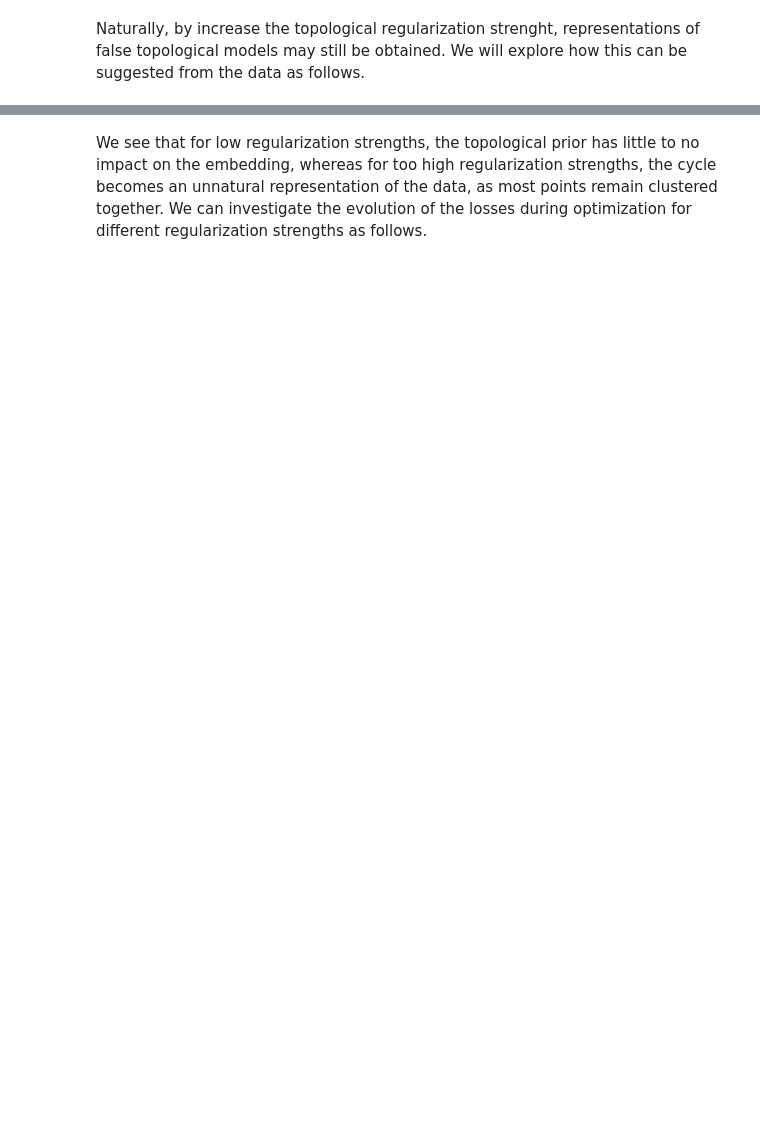
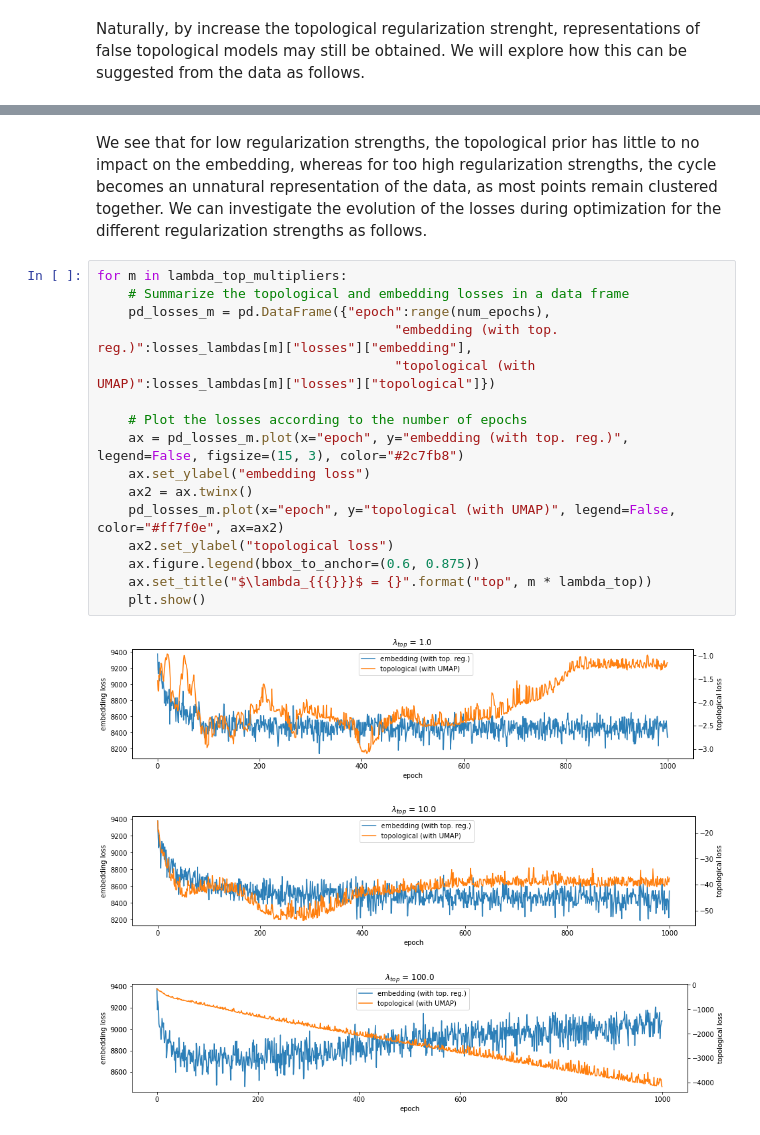
Before and after one commit to robinvndaele/topembedding, a Jupyter notebook: Experiments/CellBifurcating.ipynb, the cells around one changed output, grey strips where cells are left out. Drawn from its saved outputs; the diff is of its cells as text; blank space fills up the shorter version.

Commit message:
cell bif loss functions for different lambda

```diff
--- a/Experiments/CellBifurcating.ipynb
+++ b/Experiments/CellBifurcating.ipynb
@@ -472,3 +452,23 @@ Time for embedding: 00:00:41
 [figure]
 # %% [markdown]
-We see that for low regularization strengths, the topological prior has little to no impact on the embedding, whereas for too high regularization strengths, the cycle becomes an unnatural representation of the data, as most points remain clustered together. We can investigate the evolution of the losses during optimization for different regularization strengths as follows.
+We see that for low regularization strengths, the topological prior has little to no impact on the embedding, whereas for too high regularization strengths, the cycle becomes an unnatural representation of the data, as most points remain clustered together. We can investigate the evolution of the losses during optimization for the different regularization strengths as follows.
+# %%
+for m in lambda_top_multipliers:
+    # Summarize the topological and embedding losses in a data frame
+    pd_losses_m = pd.DataFrame({"epoch":range(num_epochs),
+                                      "embedding (with top. reg.)":losses_lambdas[m]["losses"]["embedding"],
+                                      "topological (with UMAP)":losses_lambdas[m]["losses"]["topological"]})
+
+    # Plot the losses according to the number of epochs
+    ax = pd_losses_m.plot(x="epoch", y="embedding (with top. reg.)", legend=False, figsize=(15, 3), color="#2c7fb8")
+    ax.set_ylabel("embedding loss")
+    ax2 = ax.twinx()
+    pd_losses_m.plot(x="epoch", y="topological (with UMAP)", legend=False, color="#ff7f0e", ax=ax2)
+    ax2.set_ylabel("topological loss")
+    ax.figure.legend(bbox_to_anchor=(0.6, 0.875))
+    ax.set_title("$\lambda_{{{}}}$ = {}".format("top", m * lambda_top))
+    plt.show()
+# %% [output]
+[figure, added]
+[figure, added]
+[figure, added]
```
Also changed, not shown: parts of 6 cells of this notebook, 1 other file.
